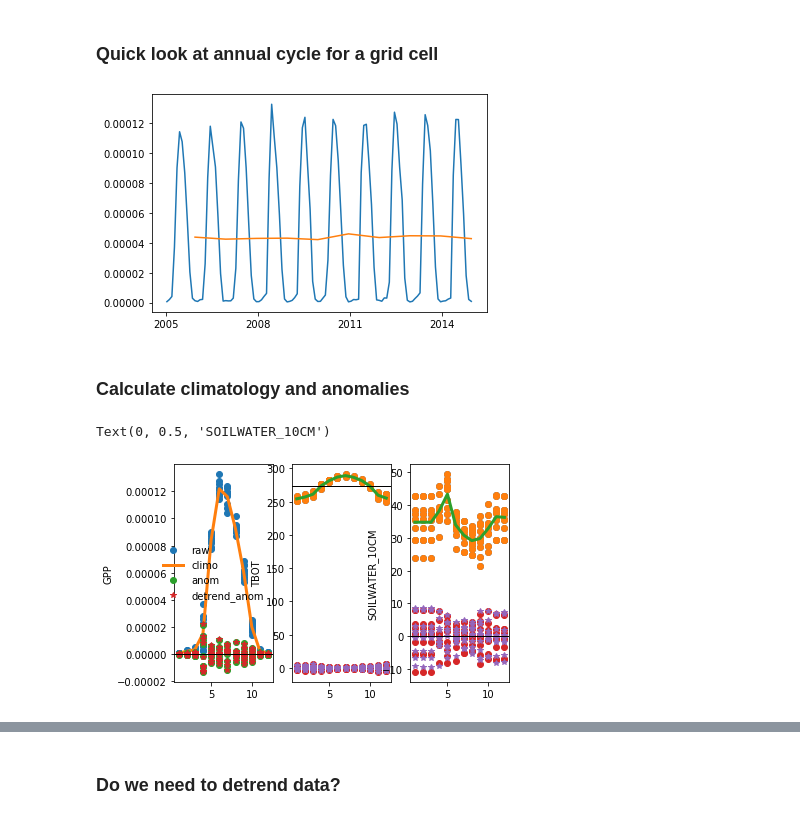
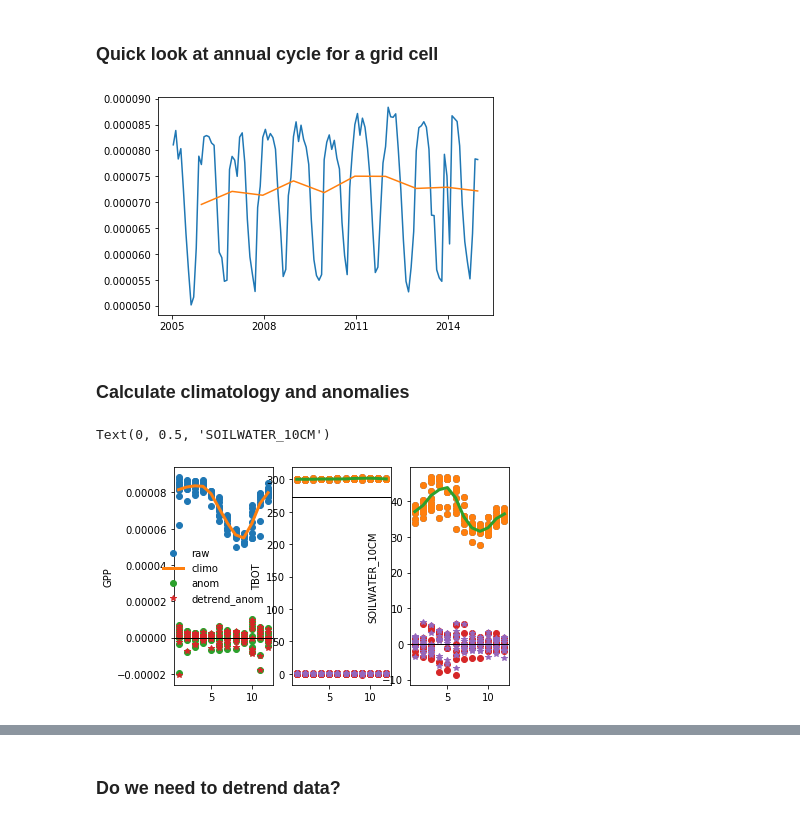
Before and after one commit to NCAR/ctsm_python_gallery, a Jupyter notebook: notebooks/MonthlySVD.ipynb, the cells around one changed output, grey strips where cells are left out. Cells and saved outputs as stored; diff of their text form; code cells hidden in the pictures.

```diff
--- a/notebooks/MonthlySVD.ipynb
+++ b/notebooks/MonthlySVD.ipynb
@@ -71,16 +71,16 @@ Data variables:
 # %%
 years = 10
 months = years * 12
-tlat = 60 #-5
-tlon = 240# 300
+tlat = -5 #60 #-5
+tlon = 300 # 240# 300
 ds_test = ds.sel(lat=tlat, lon=tlon, method='nearest') #select a single grid point to work with first
 ds_last = ds_test.isel(time=slice(-months,None))
 dataset = ds_last.get(var)
 ds_ann  = dataset.apply(utils.weighted_annual_mean)
 plt.plot(ds_last.time['time'], ds_last.get(var[0]), '-' );
 plt.plot(ds_ann.time['time'], ds_ann.get(var[0]), '-' );
 # %% [output]
-[figure, old version]
+[figure, new version]
 # %% [markdown]
 ### Calculate climatology and anomalies
 # %%
@@ -121,4 +121,4 @@ plt.axhline(0., color='black', lw=1);
 plt.ylabel(var[2])
 # %% [output]
 Text(0, 0.5, 'SOILWATER_10CM')
-[figure, old version]
+[figure, new version]
```
Also changed, not shown: parts of 17 cells of this notebook.
